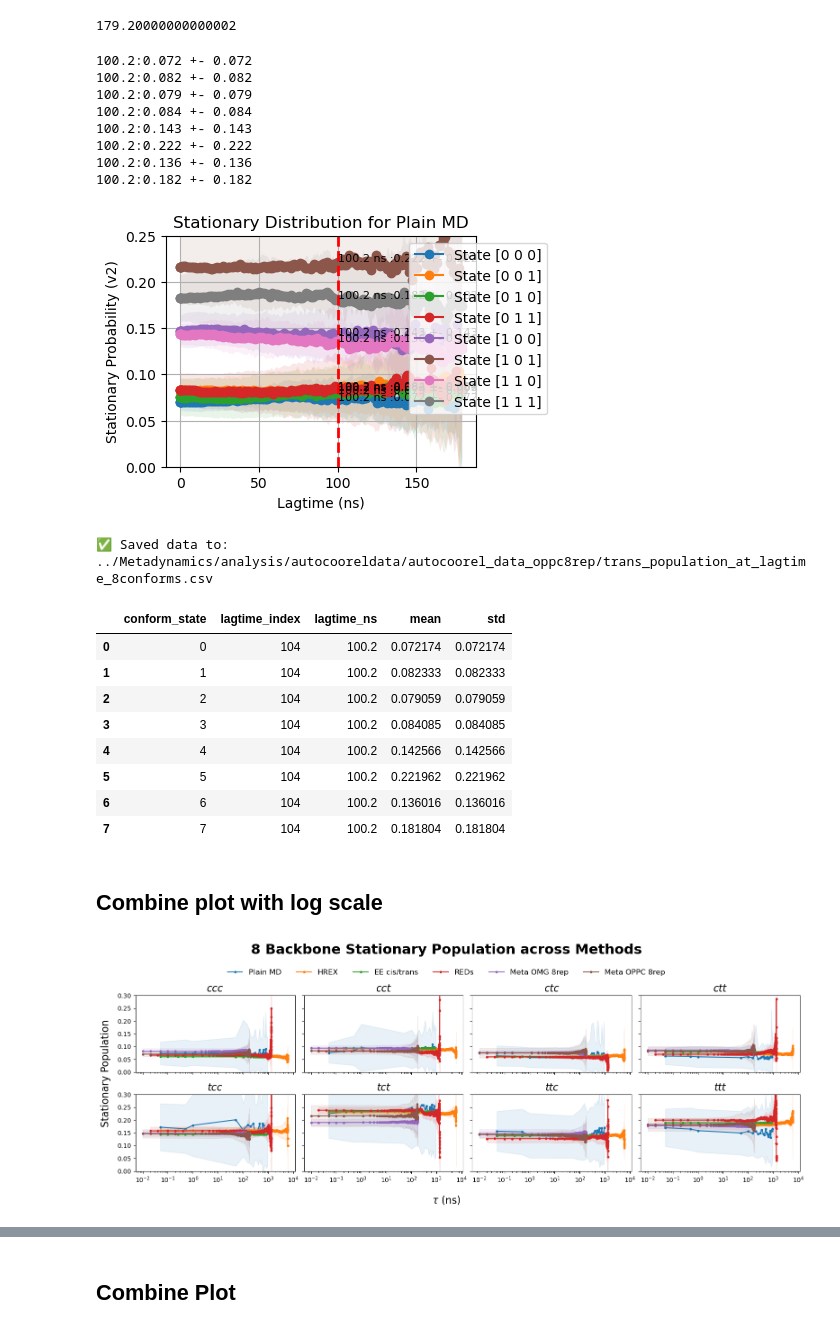
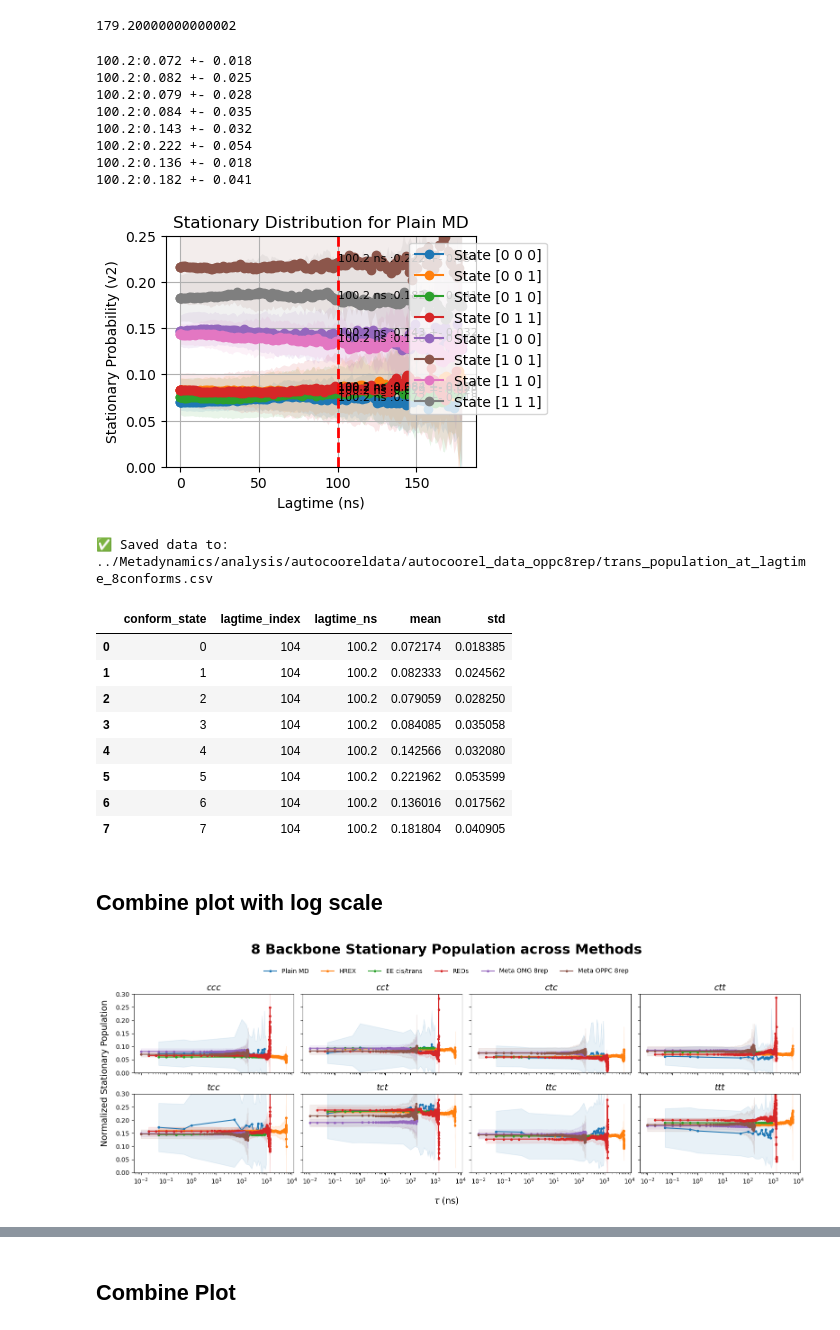
Before and after one commit to starwingc/peptoid_ESM, a Jupyter notebook: Analysis/stationary_population_8_comform.ipynb, the cells around one changed output, grey strips where cells are left out. Saved outputs shown, nothing was run; the diff lists cells and outputs as text; code cells hidden in the pictures.

```diff
--- a/Analysis/stationary_population_8_comform.ipynb
+++ b/Analysis/stationary_population_8_comform.ipynb
@@ -885,7 +885,7 @@ for i, state in enumerate(state_to_plot):
     # Annotate the first point with its value
     first_x = meta_oppc8rep_lagtimes_ns[index]
     first_y = meta_oppc8rep_pi_all_means[index, i]
-    first_y_var = meta_oppc8rep_pi_all_means[index, i]
+    first_y_var = meta_oppc8rep_pi_all_stds[index, i]
     plt.text(first_x, first_y,  f"{first_x} ns :{first_y:.3f} +- {first_y_var:.3f}", fontsize=8)
     print(f"{first_x}:{first_y:.3f} +- {first_y_var:.3f}")
 
@@ -909,14 +909,14 @@ plt.ylim(0, 0.25)
 plt.grid(True)
 plt.show()
 # %% [output]
-100.2:0.072 +- 0.072
-100.2:0.082 +- 0.082
-100.2:0.079 +- 0.079
-100.2:0.084 +- 0.084
-100.2:0.143 +- 0.143
-100.2:0.222 +- 0.222
-100.2:0.136 +- 0.136
-100.2:0.182 +- 0.182
+100.2:0.072 +- 0.018
+100.2:0.082 +- 0.025
+100.2:0.079 +- 0.028
+100.2:0.084 +- 0.035
+100.2:0.143 +- 0.032
+100.2:0.222 +- 0.054
+100.2:0.136 +- 0.018
+100.2:0.182 +- 0.041
 [figure]
 # %%
 # === Save to CSV ===
@@ -929,14 +929,14 @@ df
 # %% [output]
 ✅ Saved data to: ../Metadynamics/analysis/autocooreldata/autocoorel_data_oppc8rep/trans_population_at_lagtime_8conforms.csv
 |  | conform_state | lagtime_index | lagtime_ns | mean | std |
-| 0 | 0 | 104 | 100.2 | 0.072174 | 0.072174 |
-| 1 | 1 | 104 | 100.2 | 0.082333 | 0.082333 |
-| 2 | 2 | 104 | 100.2 | 0.079059 | 0.079059 |
-| 3 | 3 | 104 | 100.2 | 0.084085 | 0.084085 |
-| 4 | 4 | 104 | 100.2 | 0.142566 | 0.142566 |
-| 5 | 5 | 104 | 100.2 | 0.221962 | 0.221962 |
-| 6 | 6 | 104 | 100.2 | 0.136016 | 0.136016 |
-| 7 | 7 | 104 | 100.2 | 0.181804 | 0.181804 |
+| 0 | 0 | 104 | 100.2 | 0.072174 | 0.018385 |
+| 1 | 1 | 104 | 100.2 | 0.082333 | 0.024562 |
+| 2 | 2 | 104 | 100.2 | 0.079059 | 0.028250 |
+| 3 | 3 | 104 | 100.2 | 0.084085 | 0.035058 |
+| 4 | 4 | 104 | 100.2 | 0.142566 | 0.032080 |
+| 5 | 5 | 104 | 100.2 | 0.221962 | 0.053599 |
+| 6 | 6 | 104 | 100.2 | 0.136016 | 0.017562 |
+| 7 | 7 | 104 | 100.2 | 0.181804 | 0.040905 |
 # %% [markdown]
 ## Combine plot with log scale
 # %%
@@ -981,35 +981,35 @@ method_colors = {
     "Meta OPPC 8rep": "#8c564b",  # brown
 }
 
 for state in range(n_states):
     ax = axes[state]
     for method in methods_data:
         means = np.clip(method["means"][:, state], epsilon, None)
         stds  = method["stds"][:, state]
         upper = np.clip(means + stds, epsilon, None)
         lower = np.clip(means - stds, epsilon, None)
 
 
         color = method_colors[method["name"]]
         ax.plot(method["lagtimes"], means, '-o', label=method["name"],color=color, markersize=3)
         ax.fill_between(method["lagtimes"], upper, lower,color=color, alpha=0.1)
 
-    ax.set_title(titles[state], fontstyle='italic', fontsize=16)
+    ax.set_title(titles[state], fontstyle='italic', fontsize=14)
 
     ax.set_ylim(0, 0.3)
     ax.set_xscale("log")
 
 # Instead of labeling every axis, put *shared* labels:
-fig.supxlabel(r'$\tau$ (ns)', fontsize=16)
-fig.supylabel("Stationary Population", fontsize=16)
+fig.supxlabel(r'$\tau$ (ns)', fontsize=14)
+fig.supylabel("Normalized Stationary Population", fontsize=14)
 
 # Add legend and supertitle
 handles, labels = axes[0].get_legend_handles_labels()
-fig.legend(handles, labels, loc='upper center', bbox_to_anchor=(0.5, 0.91), ncol=len(labels), frameon=False, fontsize=12)
+fig.legend(handles, labels, loc='upper center', bbox_to_anchor=(0.5, 0.91), ncol=len(labels), frameon=False, fontsize=10)
 fig.suptitle("8 Backbone Stationary Population across Methods", fontweight='bold', fontsize=22, y=0.98)
 
 plt.tight_layout(rect=[0.01, 0, 1, 0.93])
 plt.savefig("fig/stationary_population_all_8_conform_log_scale.pdf", dpi=300)
 plt.show()
 # %% [output]
-[figure, old version]
+[figure, new version]
```
Also changed, not shown: parts of 1 cell of this notebook, 1 other file.
